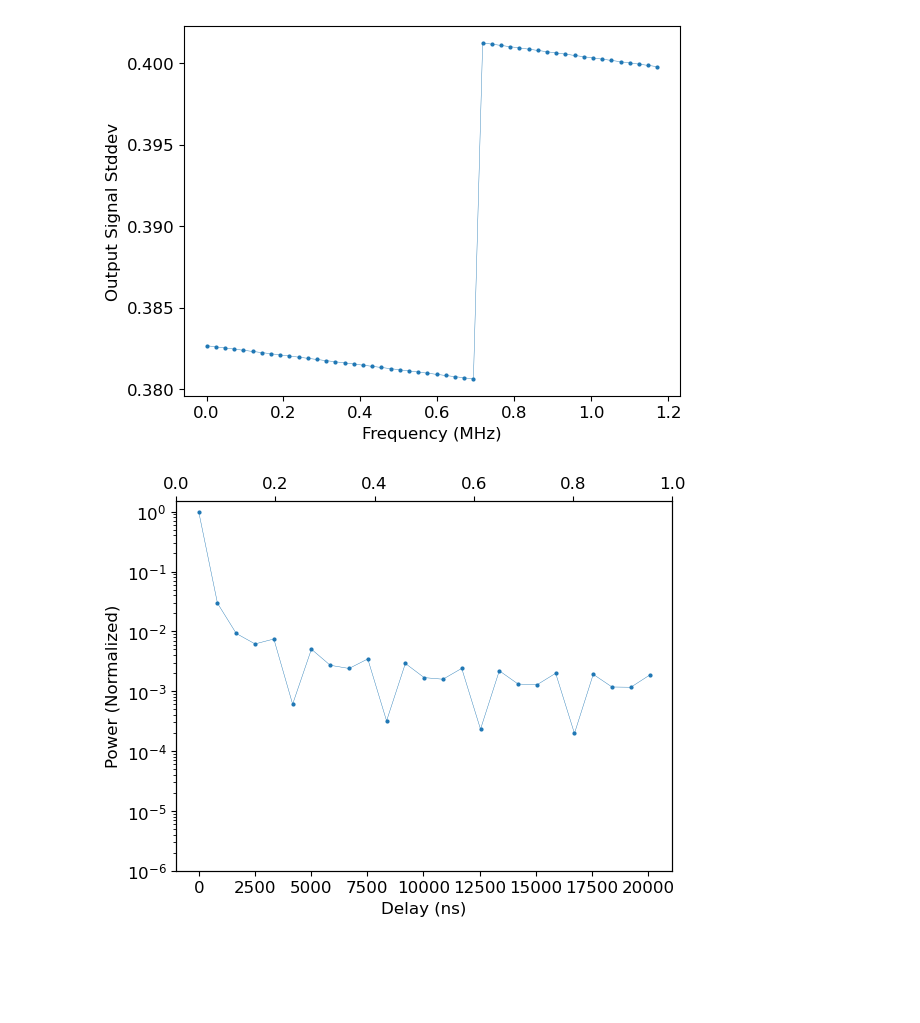
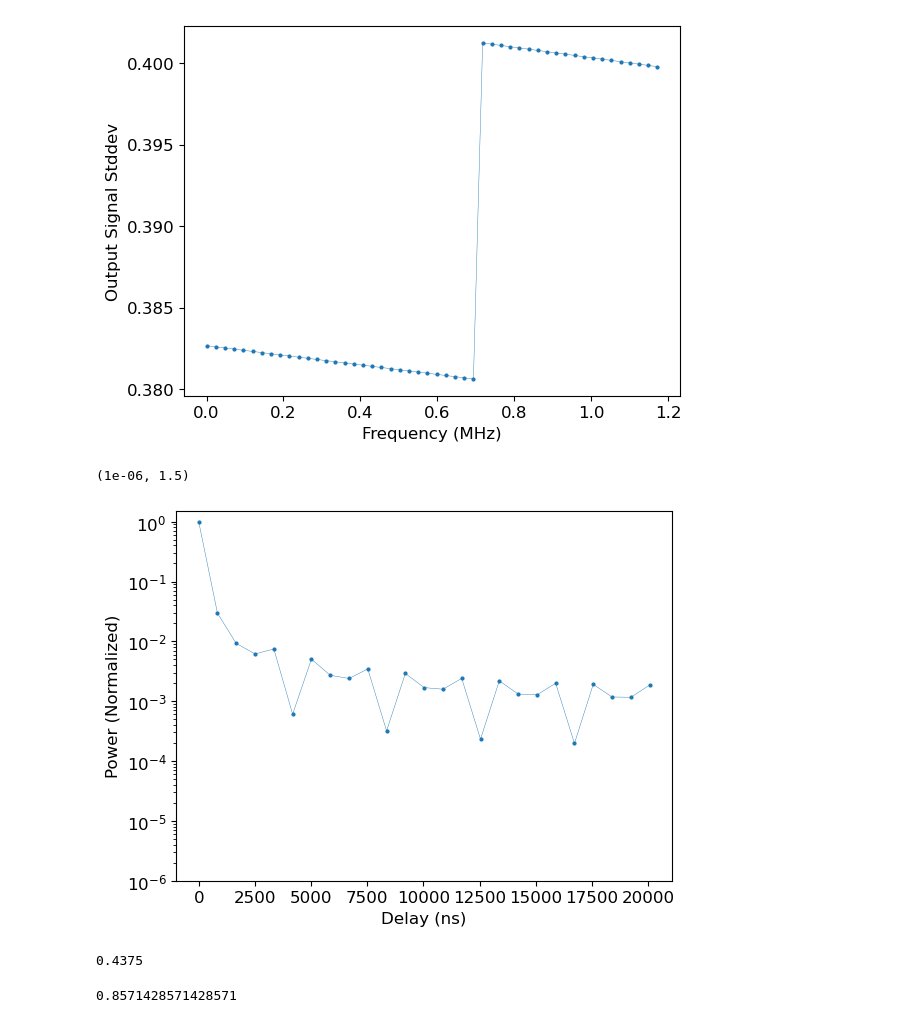
Before and after one commit to rlbyrne/requantization_sim, a Jupyter notebook: requantization_semianalytic_sim.ipynb, the cells around one changed output. Saved outputs shown, nothing was run; the diff lists cells and outputs as text; code cells hidden in the pictures; blank space fills up the shorter version.

```diff
--- a/requantization_semianalytic_sim.ipynb
+++ b/requantization_semianalytic_sim.ipynb
@@ -60,9 +64,7 @@ Processing frequency 4991 of 5000.
 # Instrument Simulation
 # %%
 current_dir = os.getcwd()
-eq_coeffs_mat = scipy.io.loadmat(
-    f"{current_dir}/20251028a-settingsAll-night-FW7p6.mat"
-)
+eq_coeffs_mat = scipy.io.loadmat(f"{current_dir}/20250612-settingsAll-day_smoothed.mat")
 channel_width_mhz = 23925.78125 * 1e-6
 freq_array = np.arange(len(eq_coeffs_mat["coef"][0, :])) * channel_width_mhz
 for ind in range(7):
@@ -448,17 +532,26 @@ plt.show()
 # %%
 final_variances_fft = np.abs(np.fft.fft(final_variances))[0:int(len(final_variances)/2)]
 final_variances_fft /= np.max(final_variances_fft)
 delay_ns = np.fft.fftfreq(len(final_variances), d=channel_width_mhz * 1e6)[
     0 : int(len(final_variances) / 2)
 ] * 1e9
 
 fig, ax = plt.subplots()
 ax.plot(delay_ns, final_variances_fft, ".-", markersize=4, linewidth=0.3)
 ax.set_yscale("log")
 ax.set_xlabel("Delay (ns)")
 ax.set_ylabel("Power (Normalized)")
 ax.set_ylim([1e-6, 1.5])
 
-ax2 = ax.twiny()
+#ax2 = ax.twiny()
 # %% [output]
+(1e-06, 1.5)
-[figure, old version]
+[figure, new version]
+# %%
+0.875/2
+# %% [output]
+0.4375
+# %%
+0.375/0.4375
+# %% [output]
+0.8571428571428571
```
Also changed, not shown: parts of 9 cells of this notebook, 4 other files.
